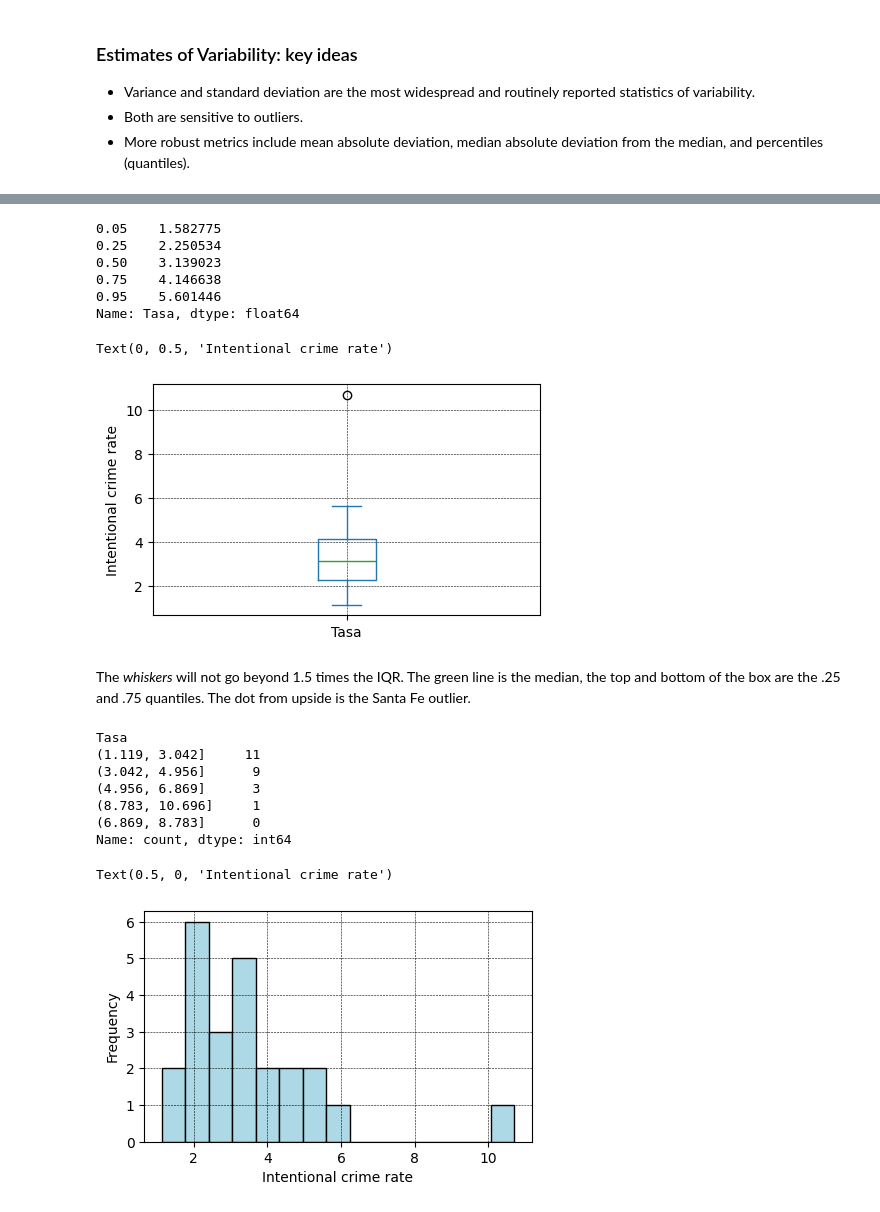
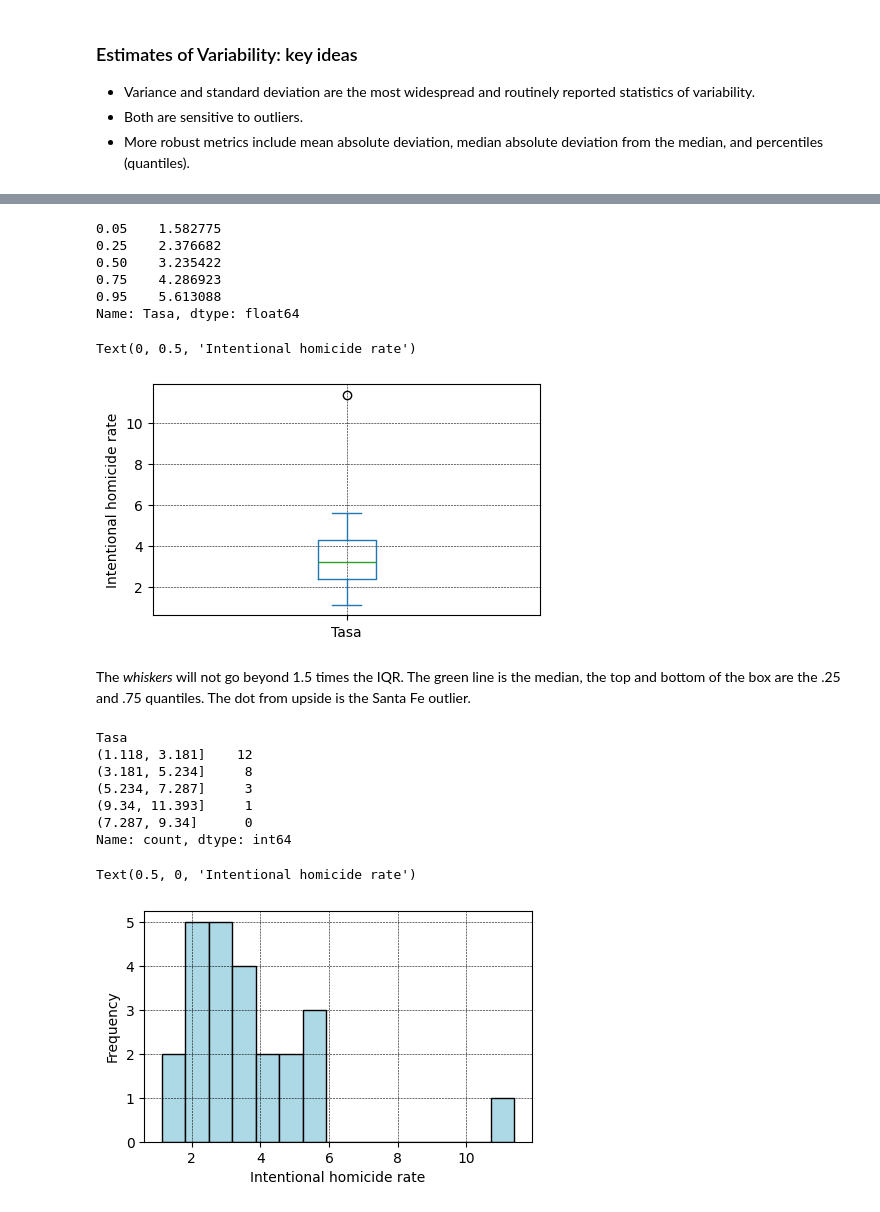
Before and after one commit to matuneville/practical-statistics-book, a Jupyter notebook: src/chapter_01/ExploratoryDataAnalysis_Py.ipynb, the cells around one changed output, grey strips where cells are left out. Saved outputs shown, nothing was run; the diff lists cells and outputs as text; code cells hidden in the pictures.

```diff
--- a/src/chapter_01/ExploratoryDataAnalysis_Py.ipynb
+++ b/src/chapter_01/ExploratoryDataAnalysis_Py.ipynb
@@ -16,7 +16,7 @@ conn = sqlite3.connect('snic_provincias.db')
 # query the database with type wanted
 query = """
     SELECT provincia_nombre AS Provincia, anio AS Año, codigo_delito_snic_nombre AS Tipo,
-        cantidad_hechos AS Cantidad, tasa_hechos AS Tasa
+        cantidad_victimas AS Victimas, tasa_victimas AS Tasa
     FROM prov_stats
     WHERE Año = 2022 AND Tipo = 'Homicidios dolosos'
     ORDER BY Tasa DESC
@@ -91,37 +95,38 @@ df['Tasa'].quantile(0.75) - df['Tasa'].quantile(0.25)
 df['Tasa'].quantile([0.05, 0.25, 0.5, 0.75, 0.95])
 # %% [output]
 0.05    1.582775
-0.25    2.250534
-0.50    3.139023
-0.75    4.146638
-0.95    5.601446
+0.25    2.376682
+0.50    3.235422
+0.75    4.286923
+0.95    5.613088
 Name: Tasa, dtype: float64
 # %%
-# Crime rate Boxplot
+# homicide rate Boxplot
 ax = (df['Tasa']).plot.box(figsize=(5,3))
 ax.grid(True, linewidth="0.4", color="black", linestyle="--")
-ax.set_ylabel('Intentional crime rate')
+ax.set_ylabel('Intentional homicide rate')
 # %% [output]
-Text(0, 0.5, 'Intentional crime rate')
+Text(0, 0.5, 'Intentional homicide rate')
-[figure, old version]
+[figure, new version]
 # %% [markdown]
 The _whiskers_ will not go beyond 1.5 times the IQR. The green line is the median, the top and bottom of the box are the .25 and .75 quantiles. The dot from upside is the Santa Fe outlier.
 # %%
-# Crime rate Frecuency table
+# homicide rate Frecuency table
 pd.cut(df['Tasa'], 5).value_counts() # divide it into 5 equal size segments
 # %% [output]
 Tasa
-(1.119, 3.042]     11
-(3.042, 4.956]      9
-(4.956, 6.869]      3
-(8.783, 10.696]     1
-(6.869, 8.783]      0
+(1.118, 3.181]    12
+(3.181, 5.234]     8
+(5.234, 7.287]     3
+(9.34, 11.393]     1
+(7.287, 9.34]      0
 Name: count, dtype: int64
 # %%
-# Crime rate Histogram, showing the frecuency of each interval value
-ax = (df['Tasa']).plot.hist(figsize=(5,3), bins=15, color="lightblue", edgecolor="black")
+# homicide rate Histogram, showing the frecuency of each interval value
+ax = (df['Tasa']).plot.hist(figsize=(5,3), bins=15,
+                            color="lightblue", edgecolor="black")
 ax.grid(True, linewidth="0.4", color="black", linestyle="--")
-ax.set_xlabel("Intentional crime rate")
+ax.set_xlabel("Intentional homicide rate")
 # %% [output]
-Text(0.5, 0, 'Intentional crime rate')
+Text(0.5, 0, 'Intentional homicide rate')
-[figure, old version]
+[figure, new version]
```
Also changed, not shown: parts of 9 cells of this notebook.
